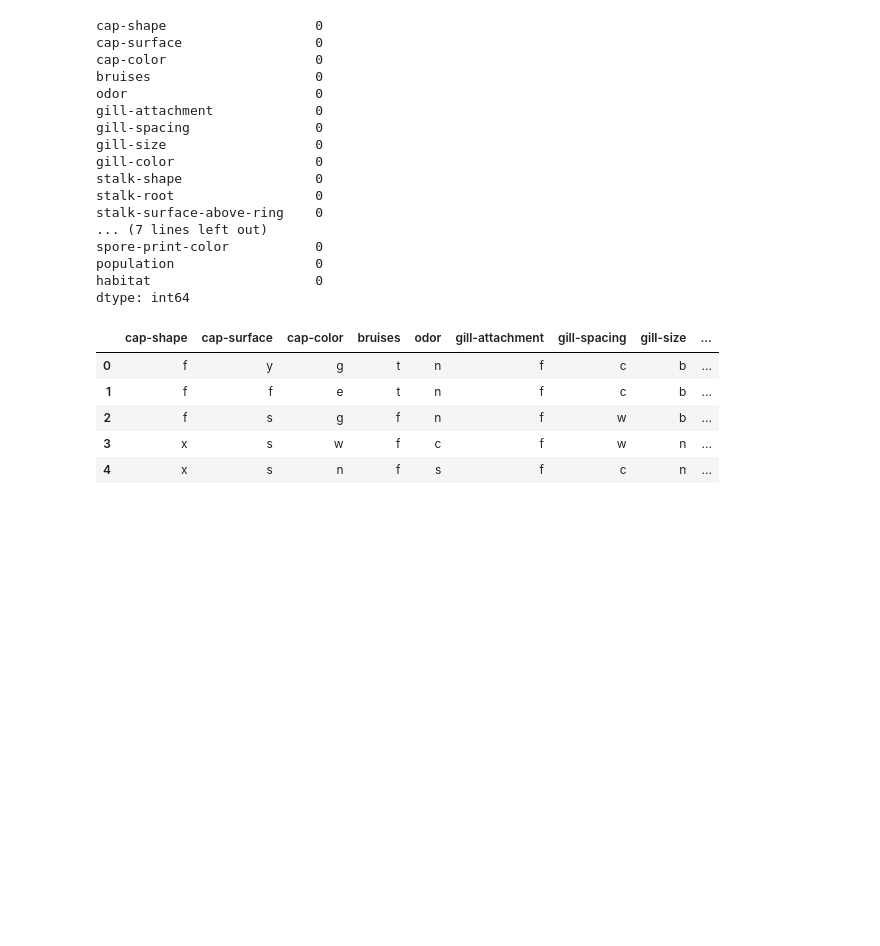
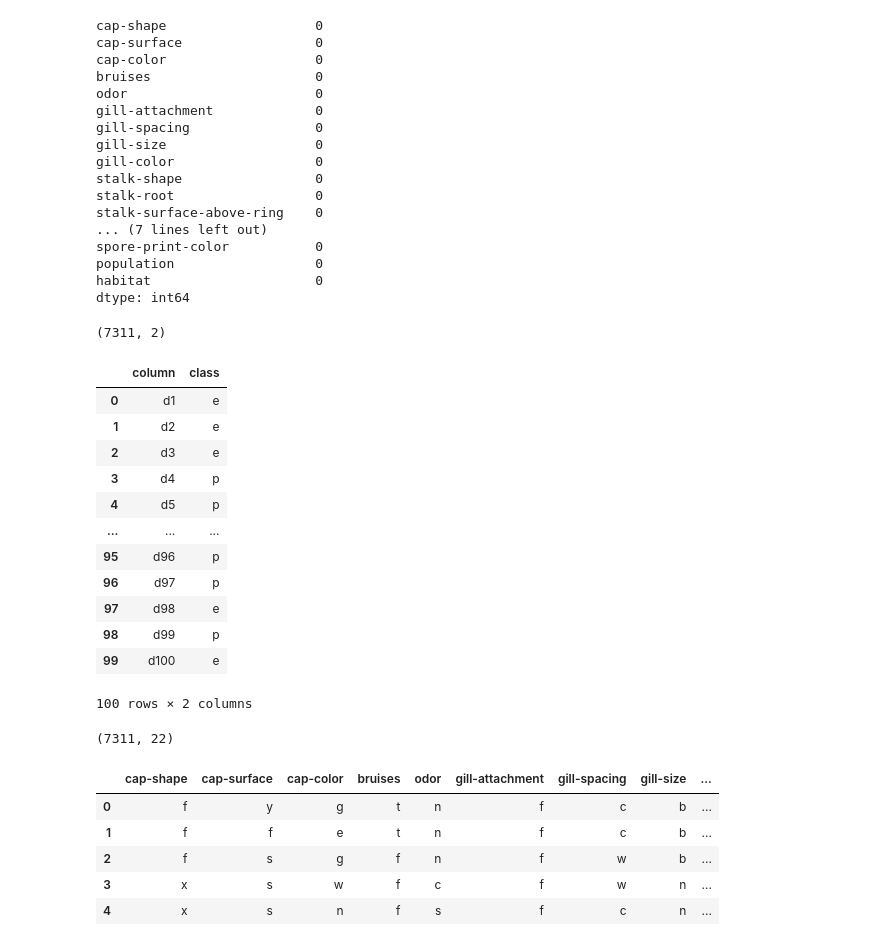
Before and after one commit to Vashi1/DSE_317_Mushroom_classification, a Jupyter notebook: training.ipynb, the cells around one changed output. Cells and saved outputs as stored; diff of their text form; code cells hidden in the pictures; blank space fills up the shorter version.

```diff
--- a/training.ipynb
+++ b/training.ipynb
@@ -75,6 +74,30 @@ spore-print-color           0
 population                  0
 habitat                     0
 dtype: int64
+# %%
+X_train_labels.shape
+# %% [output]
+(7311, 2)
+# %%
+X_train_labels.head(100)
+# %% [output]
+|  | column | class |
+| 0 | d1 | e |
+| 1 | d2 | e |
+| 2 | d3 | e |
+| 3 | d4 | p |
+| 4 | d5 | p |
+| ... | ... | ... |
+| 95 | d96 | p |
+| 96 | d97 | p |
+| 97 | d98 | e |
+| 98 | d99 | p |
+| 99 | d100 | e |
+100 rows × 2 columns
+# %%
+X_train_data.shape
+# %% [output]
+(7311, 22)
 # %%
 X_train_data.head()
 # %% [output]
```
Also changed, not shown: parts of 23 cells of this notebook, 21 other files.
